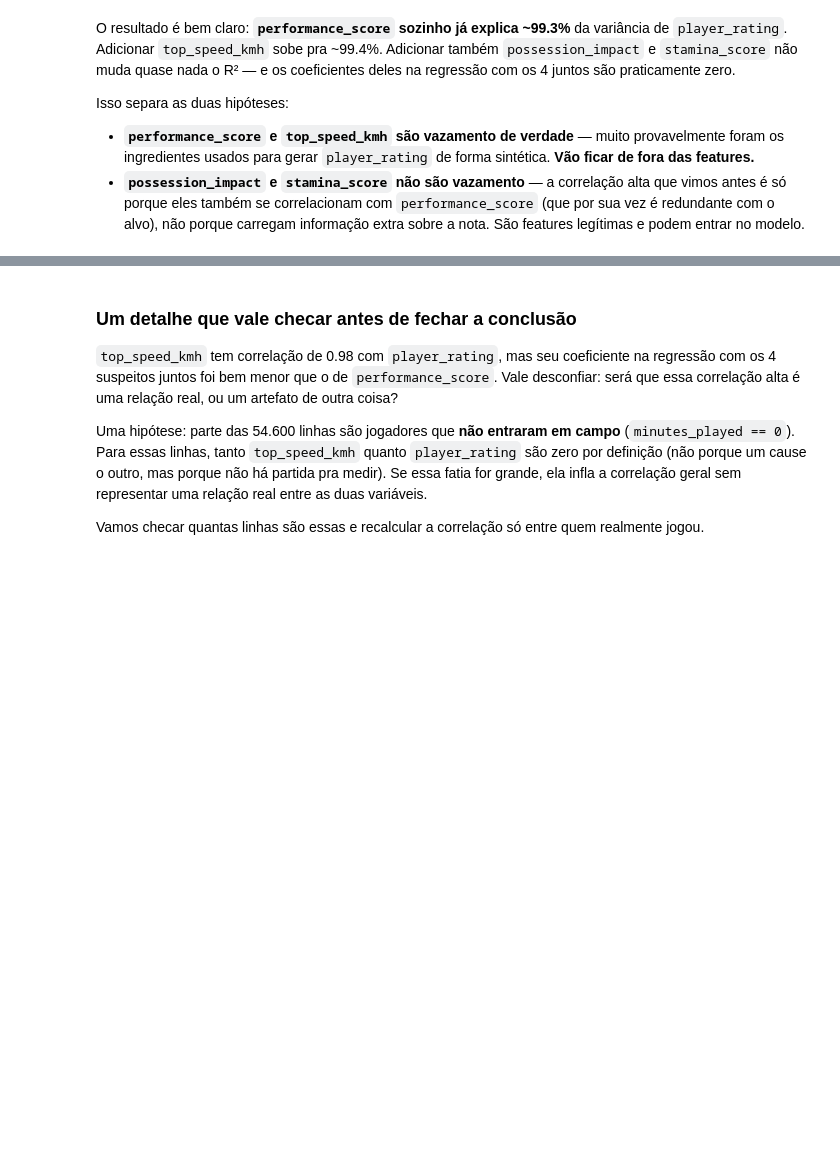
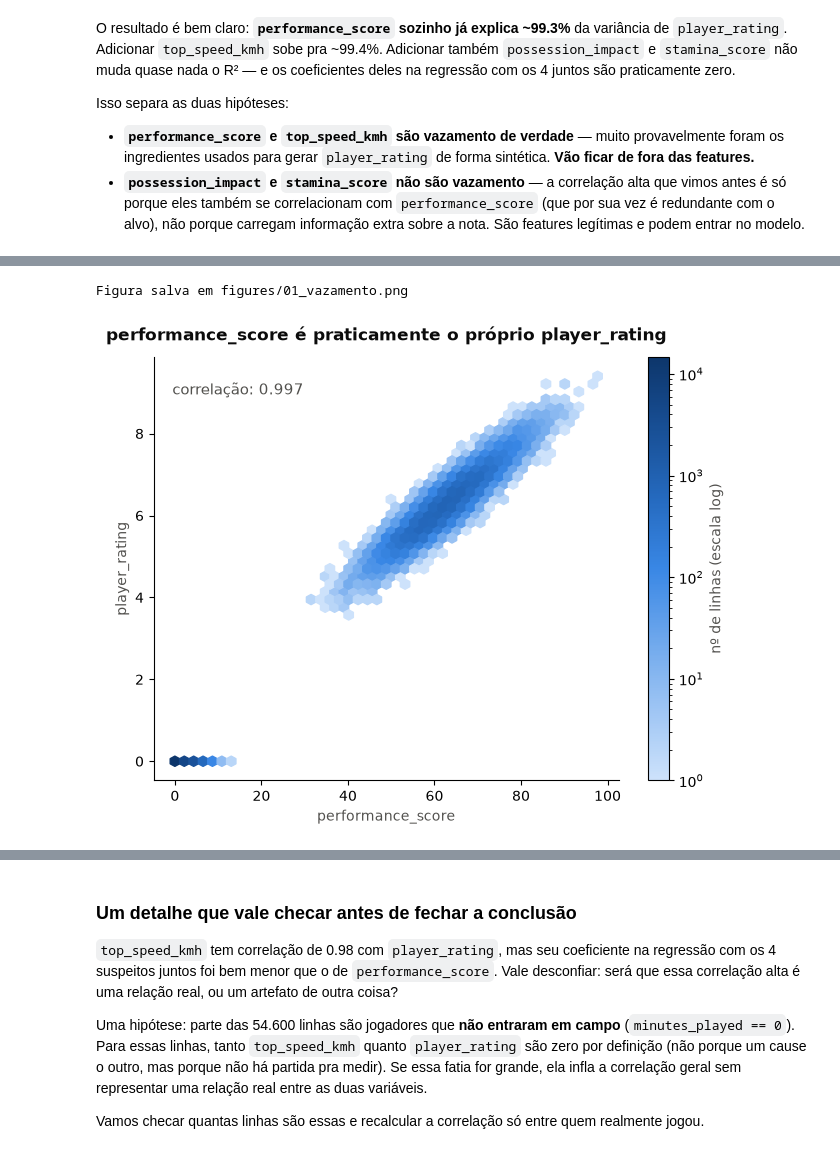
Before and after one commit to Filip3Owl/WorldCupPlayersAnalyses, a Jupyter notebook: notebooks/01_eda.ipynb, the cells around one changed output, grey strips where cells are left out. Saved outputs shown, nothing was run; the diff lists cells and outputs as text; code cells hidden in the pictures; blank space fills up the shorter version.

Commit message:
add: insight visualizations across notebooks and new 04_insights notebook

```diff
--- a/notebooks/01_eda.ipynb
+++ b/notebooks/01_eda.ipynb
@@ -173,0 +178,35 @@ Isso separa as duas hipóteses:
+# %%
+from pathlib import Path
+from matplotlib.colors import LinearSegmentedColormap
+
+FIG_DIR = Path("figures")
+FIG_DIR.mkdir(exist_ok=True)
+
+rampa_azul = LinearSegmentedColormap.from_list(
+    "azul_seq", ["#cde2fb", "#9ec5f4", "#6da7ec", "#3987e5", "#256abf", "#184f95", "#0d366b"]
+)
+
+fig, ax = plt.subplots(figsize=(7.5, 5.5))
+
+hb = ax.hexbin(data_df["performance_score"], data_df["player_rating"],
+               gridsize=45, mincnt=1, bins="log", cmap=rampa_azul)
+cbar = fig.colorbar(hb, ax=ax)
+cbar.set_label("nº de linhas (escala log)", color="#52514e")
+
+corr = data_df["performance_score"].corr(data_df["player_rating"])
+ax.annotate(f"correlação: {corr:.3f}", xy=(0.04, 0.94), xycoords="axes fraction",
+            va="top", color="#52514e", fontsize=11)
+
+for lado in ["top", "right"]:
+    ax.spines[lado].set_visible(False)
+ax.set_xlabel("performance_score", color="#52514e")
+ax.set_ylabel("player_rating", color="#52514e")
+ax.set_title("performance_score é praticamente o próprio player_rating",
+             color="#0b0b0b", fontweight="bold", pad=12)
+
+fig.savefig(FIG_DIR / "01_vazamento.png", dpi=150, bbox_inches="tight")
+print(f"Figura salva em {FIG_DIR / '01_vazamento.png'}")
+plt.show()
+# %% [output]
+Figura salva em figures/01_vazamento.png
+[figure, added]
```
Also changed, not shown: parts of 2 cells of this notebook, 10 other files.
